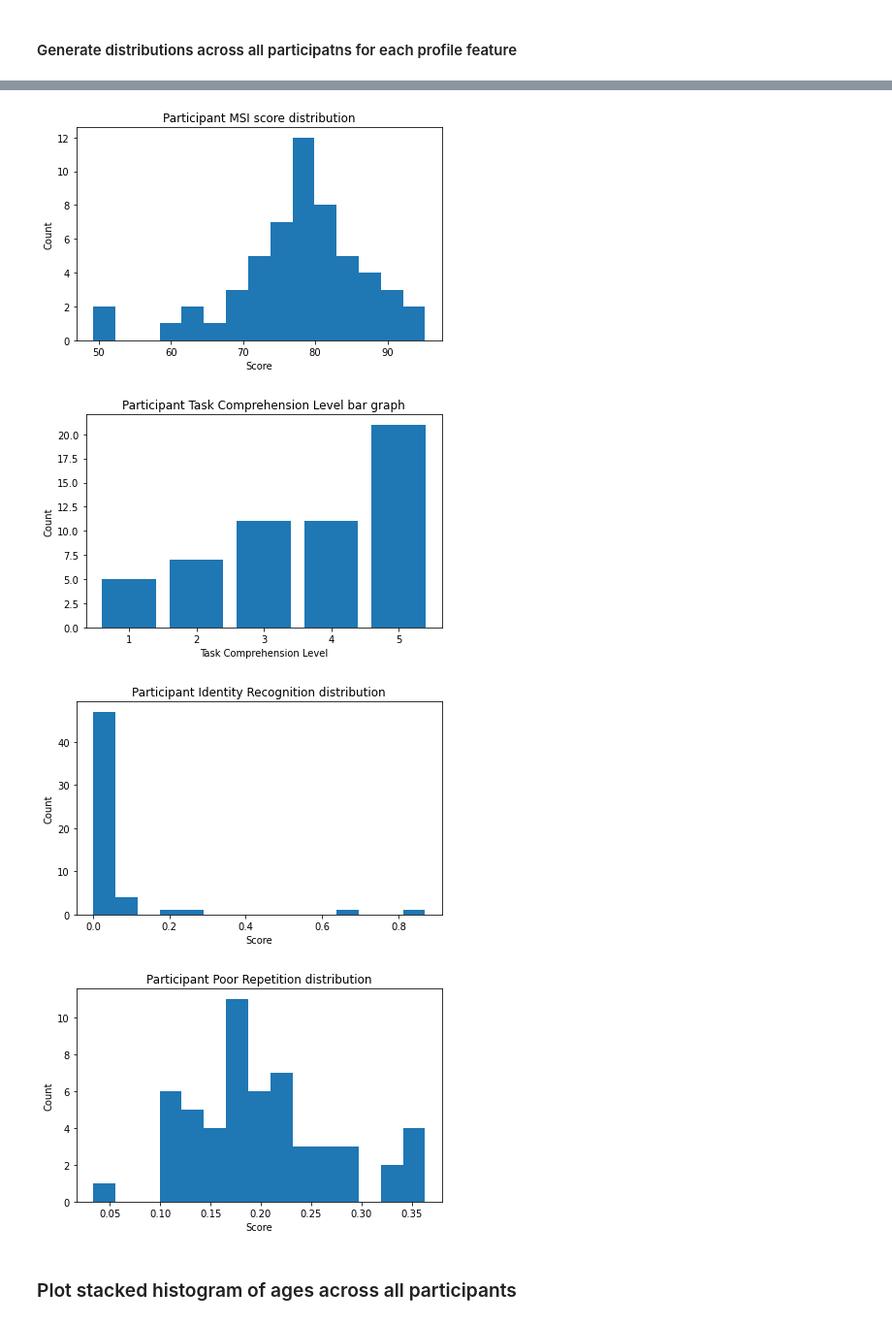
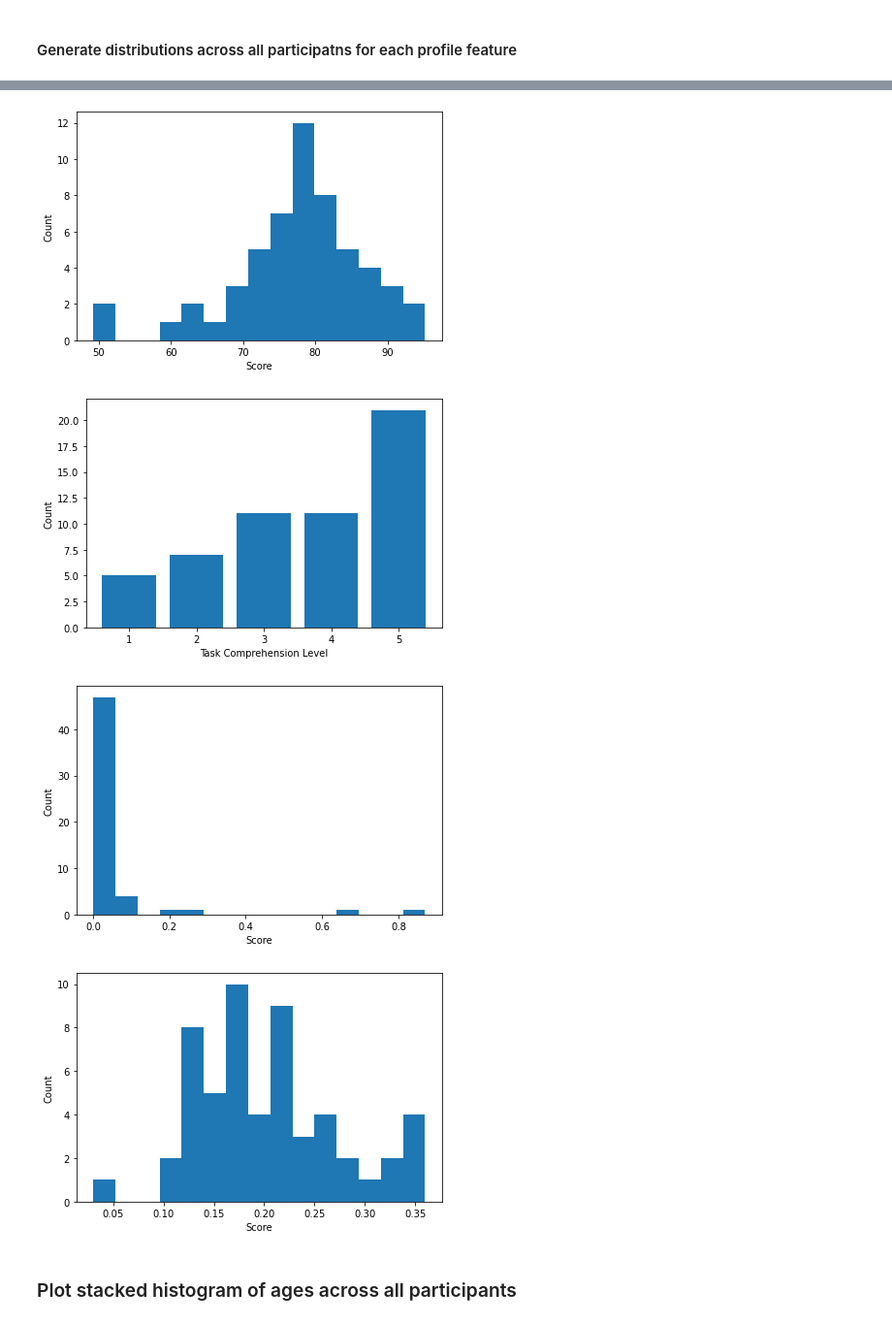
Before and after one commit to Trebolium/VoicePerception, a Jupyter notebook: Exploratory Study on Perceptual Spaces of the Singing Voice.ipynb, the cells around one changed output, grey strips where cells are left out. Shown at 97% size. Drawn from its saved outputs; the diff is of its cells as text; code cells hidden in the pictures.

```diff
--- a/Exploratory Study on Perceptual Spaces of the Singing Voice.ipynb
+++ b/Exploratory Study on Perceptual Spaces of the Singing Voice.ipynb
@@ -588,7 +795,6 @@ comp_score_thresh = 0
 unsatisfactory_part_indices = set()
 for idx in range(len(h5_ram['participant_info'])):
     comp_score = h5_ram['participant_info'][idx][25]
-#     pdb.set_trace()
     if int(comp_score) == comp_score_thresh:
         print('comprehension failed idx: ', idx)
         unsatisfactory_part_indices.add(idx)
@@ -600,7 +806,8 @@ same_audio_sim_fail_thresh = 2
 for idx in range(len(h5_ram['participant_info'])):
     diagonal_vals = h5_ram['participant_info'][idx][26]
 #     print(diagonal_vals)
-    num_cells_above_threshold = len([val for val in ast.literal_eval(diagonal_vals.decode("utf-8")) if val > same_audio_sim_threshold])
+    diagonal_vals = bytes_to_str(diagonal_vals)
+    num_cells_above_threshold = len([val for val in ast.literal_eval(diagonal_vals) if val > same_audio_sim_threshold])
 #     print(num_cells_above_threshold)
     if num_cells_above_threshold > same_audio_sim_fail_thresh:
         print('same-audio indentification failed idx: ', idx)
@@ -640,8 +847,6 @@ if run_once:
     for key in h5_ram.keys():
         print(h5_ram[key].shape)
 
-    num_experiments = len(h5_ram['participantRatings'])
-    num_experiments
 else:
     raise Exception('Error. Do not run this cell a second time without restarting the kernel')
 
@@ -788,7 +1046,7 @@ for experiment_idx in range(num_experiments):
         plt.hist(flattened_dissim_matrix, bins=15)
         os.makedirs(directory_name, exist_ok=True)
         title ='Experiment_idx {0} ratings'.format(experiment_idx)
-        plt.title(title)
+        # plt.title(title)
         plt.tight_layout()
         if save_plot:
             plt.savefig(directory_name +'/' +'Experiment_idx {0} ratings'.format(experiment_idx))
@@ -834,7 +1092,7 @@ profile_array = np.empty((0,total_features))
 
 profile_label_names = ['Hearing Impairments',
                  'Listen Ability',
-                 'Musician Category',
+                 'Instrumentation',
                  'MSI score',
                  'Task Comprehension Level',
                  'Identity Recognition',
@@ -843,7 +1101,7 @@ profile_label_names = ['Hearing Impairments',
 
 profile_label_dict = {'Hearing Impairments':('Hearing Impairments',('None','Not significant')),
                  'Listen Ability':('Score',('4','5','6','7','8')),
-                 'Musician Category':('Musical Category',('Non-musician','Musician','Singer')),
+                 'Instrumentation':('Musical Category',('Non-musician','Musician','Singer')),
                  'MSI score':('Score',()),
                  'Task Comprehension Level':('Task Comprehension Level',('1','2','3','4','5')),
                  'Identity Recognition':('Score',()),
@@ -855,10 +1113,10 @@ for i in range(num_experiments):
     row = np.array([p[20], #hearImpairments
                     p[22], #listening_ability
                     p[24], #musician_category
-                    p[23], #msi_score
+                    round(float(p[23]), 2), #msi_score
                     p[25], #task comprehension
                     p[26], #similarity identification (zero_error)
-                    p[27]])#consistency
+                    round(float(p[27]), 2)])#consistency
 #     pdb.set_trace()
     row = row.reshape(-1, total_features)
     profile_array = np.append(profile_array, row, axis=0)
@@ -873,7 +1131,9 @@ for i in range(profile_array.shape[1]):
     for experiment_idx in range(num_experiments):
         if i == 5: # if similarity misenditification (zero error)
             # a list saved as a string-byte - convert to string, then to literal list
-            corrected_list = ast.literal_eval(profile_array[experiment_idx][i].decode('utf-8'))
+            profile_array_i_string = profile_array[experiment_idx][i]
+            profile_array_i_string = bytes_to_str(profile_array_i_string)
+            corrected_list = ast.literal_eval(profile_array_i_string)
             profile_feature_list.append(sum(corrected_list))
 
         else:
@@ -894,9 +1154,9 @@ for i in range(profile_array.shape[1]):
     title =f'Participant {profile_label_names[i]} {rep_type}'
     plt.xlabel(profile_label_dict[profile_label_names[i]][0])
     plt.ylabel('Count')
-    plt.title(title)
+#     # plt.title(title)
     plt.tight_layout()
-    if save_plot:
+    if True:
         plt.savefig(directory_name +'/' +title)
     plt.show()
     plt.close()
@@ -907,7 +1167,7 @@ for i in range(profile_array.shape[1]):
-[figure, old version]
+[figure, new version]
-[figure, old version]
+[figure, new version]
-[figure, old version]
+[figure, new version]
-[figure, old version]
+[figure, new version]
 # %% [markdown]
 ### Plot stacked histogram of ages across all participants
 # %%
```
Also changed, not shown: parts of 103 cells of this notebook, 2 other files.
